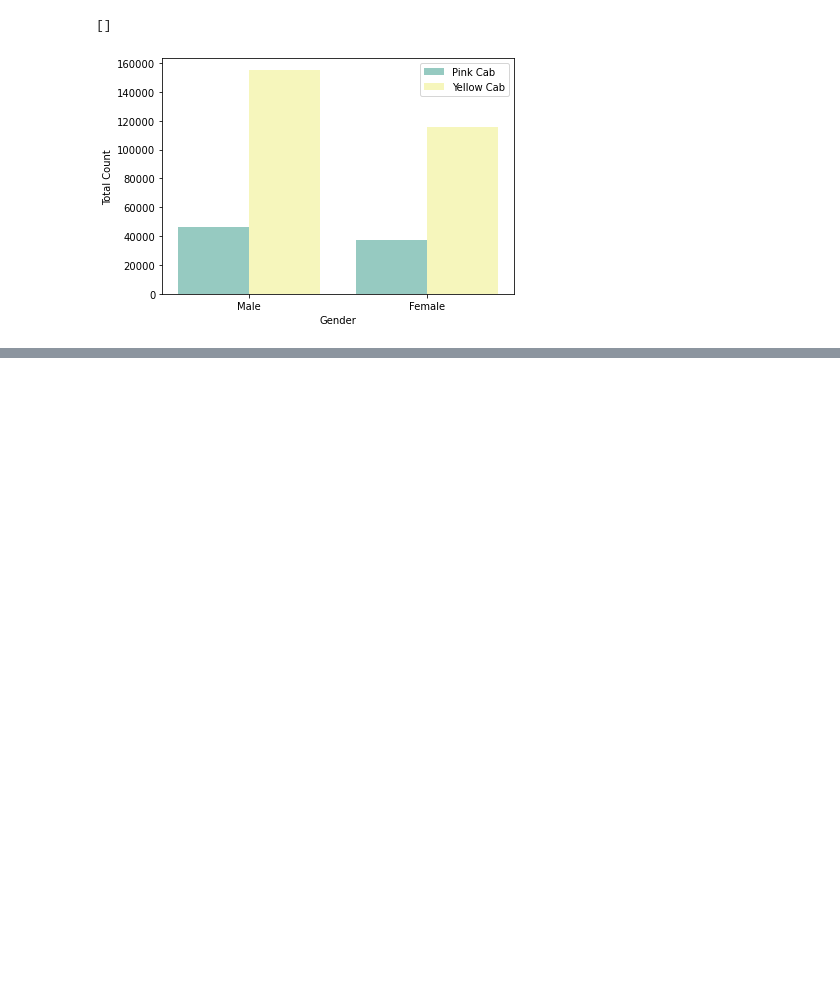
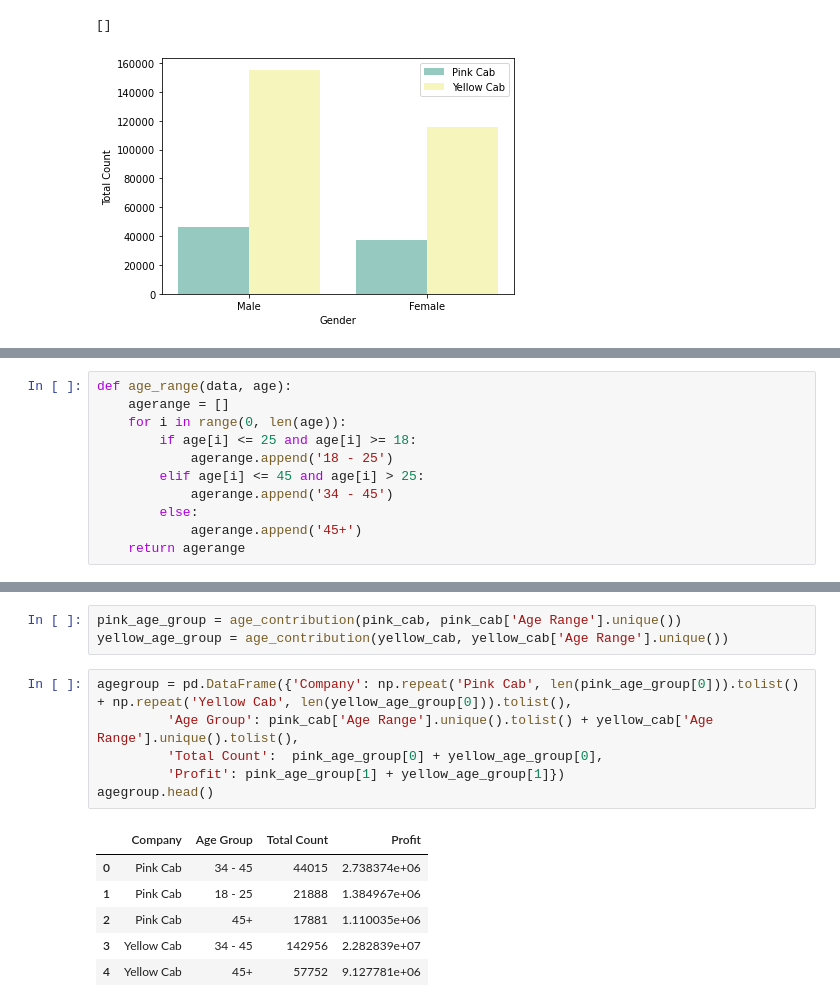
Before and after one commit to qngyn/DataGlacier, a Jupyter notebook: Week2/EDA.ipynb, the cells around one changed output, grey strips where cells are left out. Cells and saved outputs as stored; diff of their text form; blank space fills up the shorter version.

```diff
--- a/Week2/EDA.ipynb
+++ b/Week2/EDA.ipynb
@@ -543,0 +543,11 @@ plt.plot()
+# %%
+def age_range(data, age):
+    agerange = []
+    for i in range(0, len(age)):
+        if age[i] <= 25 and age[i] >= 18:
+            agerange.append('18 - 25')
+        elif age[i] <= 45 and age[i] > 25:
+            agerange.append('34 - 45')
+        else:
+            agerange.append('45+')
+    return agerange
@@ -543,0 +571,16 @@ plt.plot()
+# %%
+pink_age_group = age_contribution(pink_cab, pink_cab['Age Range'].unique())
+yellow_age_group = age_contribution(yellow_cab, yellow_cab['Age Range'].unique())
+# %%
+agegroup = pd.DataFrame({'Company': np.repeat('Pink Cab', len(pink_age_group[0])).tolist() + np.repeat('Yellow Cab', len(yellow_age_group[0])).tolist(),
+         'Age Group': pink_cab['Age Range'].unique().tolist() + yellow_cab['Age Range'].unique().tolist(),
+         'Total Count':  pink_age_group[0] + yellow_age_group[0],
+         'Profit': pink_age_group[1] + yellow_age_group[1]})
+agegroup.head()
+# %% [output]
+|  | Company | Age Group | Total Count | Profit |
+| 0 | Pink Cab | 34 - 45 | 44015 | 2.738374e+06 |
+| 1 | Pink Cab | 18 - 25 | 21888 | 1.384967e+06 |
+| 2 | Pink Cab | 45+ | 17881 | 1.110035e+06 |
+| 3 | Yellow Cab | 34 - 45 | 142956 | 2.282839e+07 |
+| 4 | Yellow Cab | 45+ | 57752 | 9.127781e+06 |
```
Also changed, not shown: parts of 11 cells of this notebook, 5 other files.
